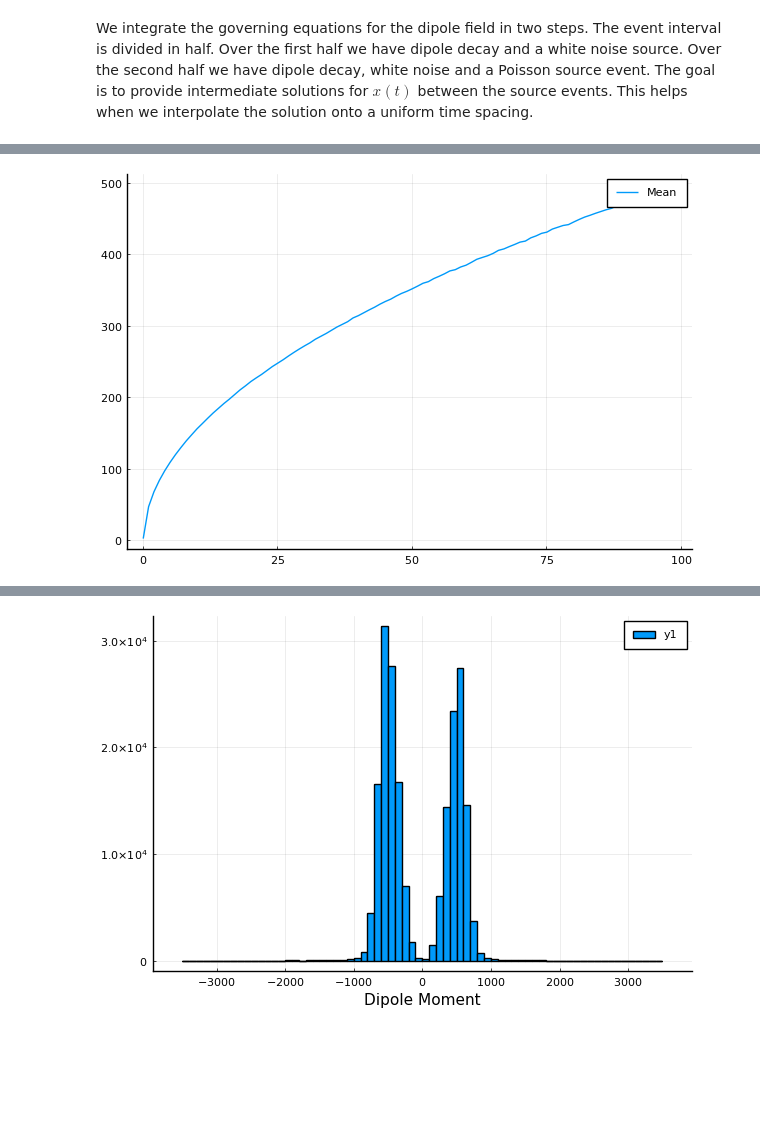
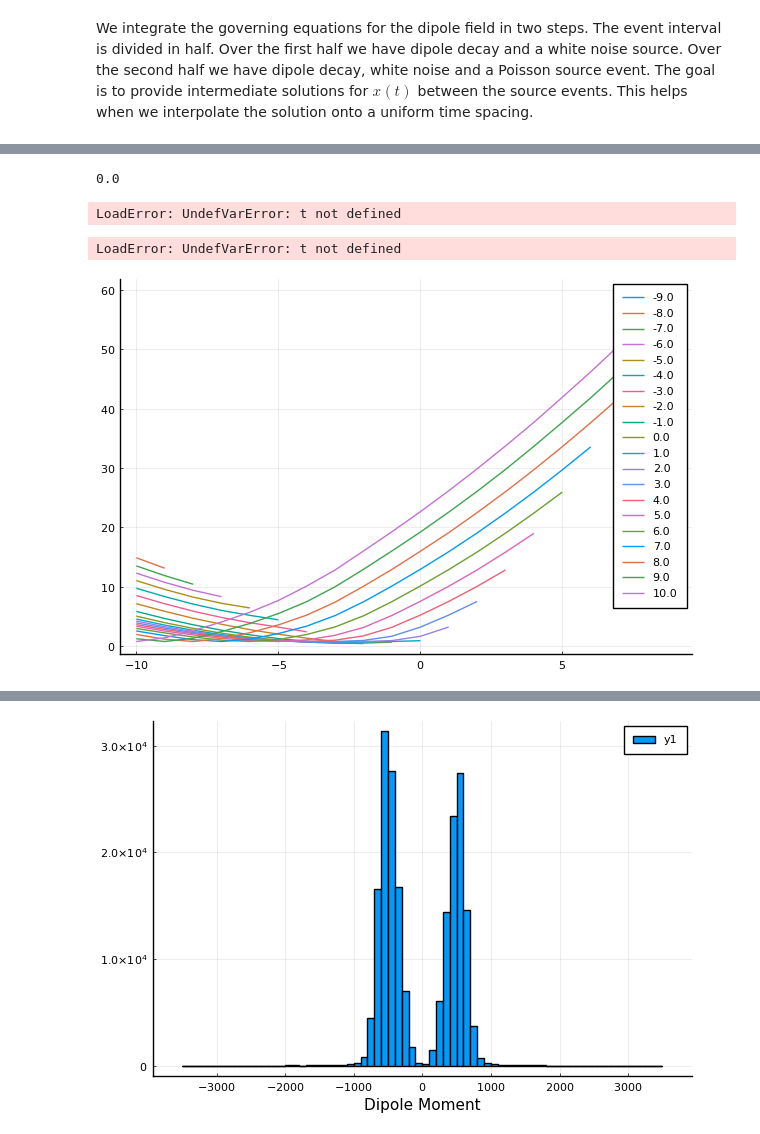
Before and after one commit to MurrayJaneMary/Stochastic, a Jupyter notebook: Poisson3000.ipynb, the cells around one changed output, grey strips where cells are left out. Saved outputs shown, nothing was run; the diff lists cells and outputs as text; code cells hidden in the pictures; blank space fills up the shorter version.

```diff
--- a/Poisson3000.ipynb
+++ b/Poisson3000.ipynb
@@ -142,6 +192,23 @@ mean x = 108.92121449378054 std x = 29.478070454280168 skewness = -0.25159034643
+# %%
+test[1]
+# %% [output]
+0.0
+# %%
+println("t end ", t[end])
+# %% [output]
+LoadError: UndefVarError: t not defined
+# %%
+# print time series
+idecimate = 100;
+plot(t[1:idecimate:end],(x[1:idecimate:end]),
+    label="x",xlabel="time (Myr)",
+    ylabel="Dipole Moment  (1.0e22 A m2)",
+    xlim=(0,100))
+# %% [output]
+LoadError: UndefVarError: t not defined
 # %%
 #plot relationships
 pyplot()
-@df df plot(:amplitude, :meanX, label ="Mean" )
+@df df plot(:a, :meanX, group=:b )
 # %% [output]
-[figure, old version]
+[figure, new version]
```
Also changed, not shown: parts of 11 cells of this notebook, 1 other file.
